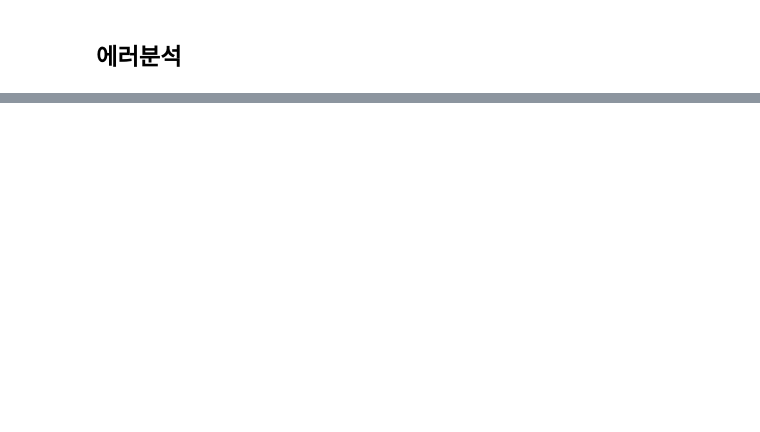
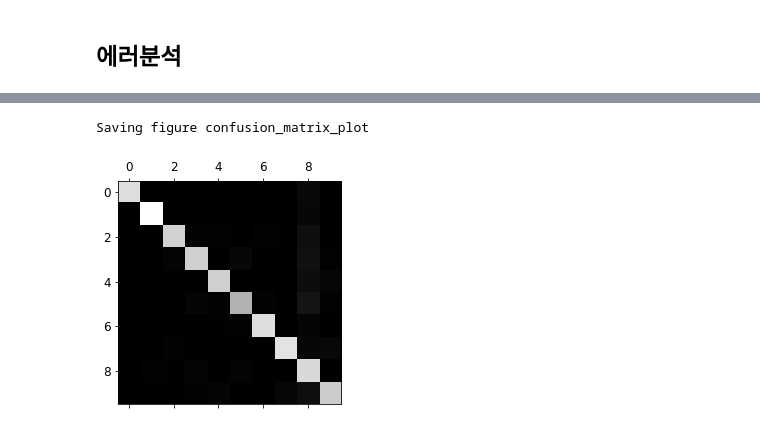
Before and after one commit to seaworld0125/machine-learning, a Jupyter notebook: HW2.ipynb, the cells around one changed output, grey strips where cells are left out. Cells and saved outputs as stored; diff of their text form; code cells hidden in the pictures; blank space fills up the shorter version.

```diff
--- a/HW2.ipynb
+++ b/HW2.ipynb
@@ -606,0 +618,7 @@ KeyboardInterrupt:
+# %%
+plt.matshow(conf_mx, cmap=plt.cm.gray)
+save_fig("confusion_matrix_plot", tight_layout=False)
+plt.show()
+# %% [output]
+Saving figure confusion_matrix_plot
+[figure, added]
```
Also changed, not shown: parts of 9 cells of this notebook, 2 other files.
